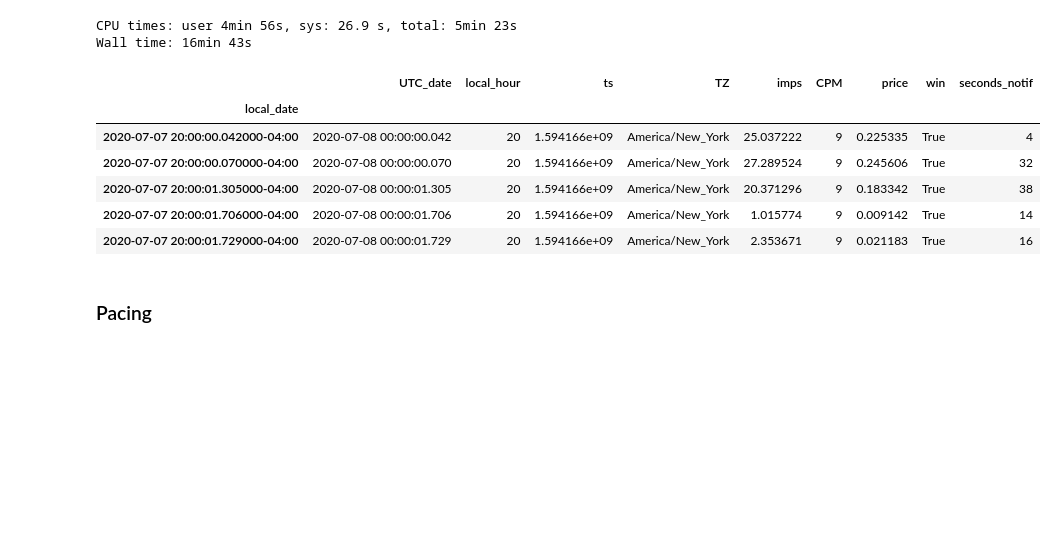
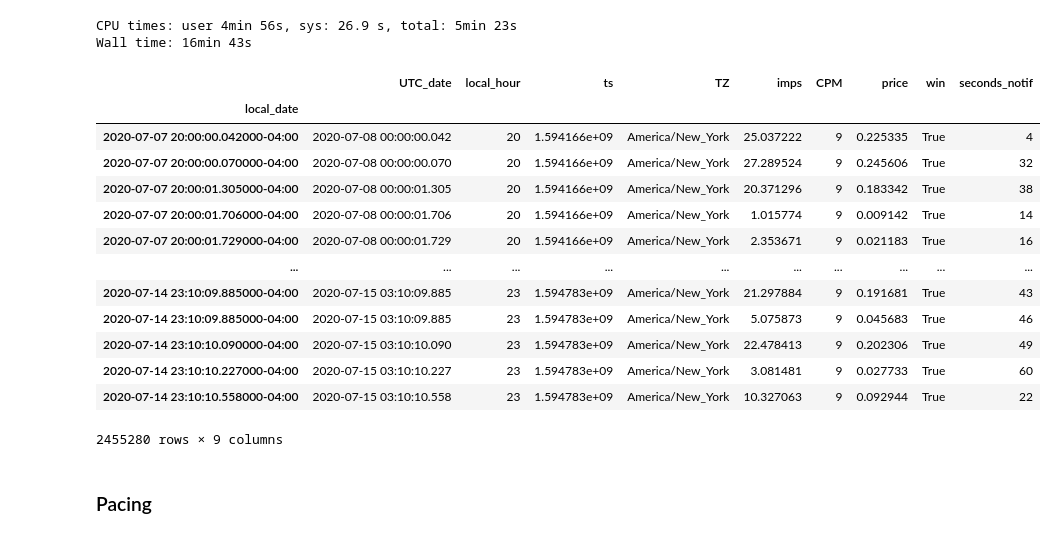
Before and after one commit to ThomasM-mecen/Displayce_internship, a Jupyter notebook: Pacing/Final_algo.ipynb, the cells around one changed output. Saved outputs shown, nothing was run; the diff lists cells and outputs as text; code cells hidden in the pictures; blank space fills up the shorter version.

```diff
--- a/Pacing/Final_algo.ipynb
+++ b/Pacing/Final_algo.ipynb
@@ -102,14 +102,21 @@ data = df[df.TZ == 'America/New_York']
 data.set_index('local_date', inplace=True)
 data.sort_index(inplace = True)
 # %%
-data.head()
+data
 # %% [output]
 |  | UTC_date | local_hour | ts | TZ | imps | CPM | price | win | seconds_notif |
 | local_date |  |  |  |  |  |  |  |  |  |
 | 2020-07-07 20:00:00.042000-04:00 | 2020-07-08 00:00:00.042 | 20 | 1.594166e+09 | America/New_York | 25.037222 | 9 | 0.225335 | True | 4 |
 | 2020-07-07 20:00:00.070000-04:00 | 2020-07-08 00:00:00.070 | 20 | 1.594166e+09 | America/New_York | 27.289524 | 9 | 0.245606 | True | 32 |
 | 2020-07-07 20:00:01.305000-04:00 | 2020-07-08 00:00:01.305 | 20 | 1.594166e+09 | America/New_York | 20.371296 | 9 | 0.183342 | True | 38 |
 | 2020-07-07 20:00:01.706000-04:00 | 2020-07-08 00:00:01.706 | 20 | 1.594166e+09 | America/New_York | 1.015774 | 9 | 0.009142 | True | 14 |
 | 2020-07-07 20:00:01.729000-04:00 | 2020-07-08 00:00:01.729 | 20 | 1.594166e+09 | America/New_York | 2.353671 | 9 | 0.021183 | True | 16 |
+| ... | ... | ... | ... | ... | ... | ... | ... | ... | ... |
+| 2020-07-14 23:10:09.885000-04:00 | 2020-07-15 03:10:09.885 | 23 | 1.594783e+09 | America/New_York | 21.297884 | 9 | 0.191681 | True | 43 |
+| 2020-07-14 23:10:09.885000-04:00 | 2020-07-15 03:10:09.885 | 23 | 1.594783e+09 | America/New_York | 5.075873 | 9 | 0.045683 | True | 46 |
+| 2020-07-14 23:10:10.090000-04:00 | 2020-07-15 03:10:10.090 | 23 | 1.594783e+09 | America/New_York | 22.478413 | 9 | 0.202306 | True | 49 |
+| 2020-07-14 23:10:10.227000-04:00 | 2020-07-15 03:10:10.227 | 23 | 1.594783e+09 | America/New_York | 3.081481 | 9 | 0.027733 | True | 60 |
+| 2020-07-14 23:10:10.558000-04:00 | 2020-07-15 03:10:10.558 | 23 | 1.594783e+09 | America/New_York | 10.327063 | 9 | 0.092944 | True | 22 |
+2455280 rows × 9 columns
 # %% [markdown]
 ### Pacing
```
Also changed, not shown: parts of 40 cells of this notebook.
